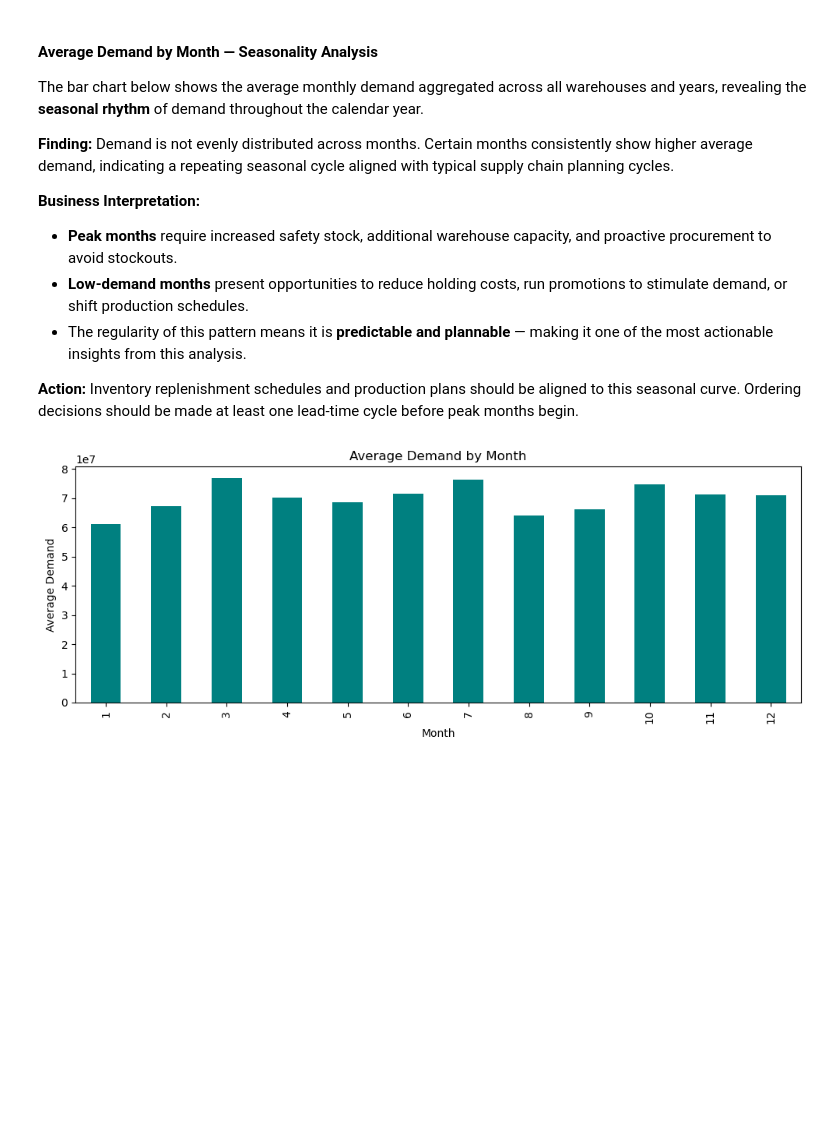
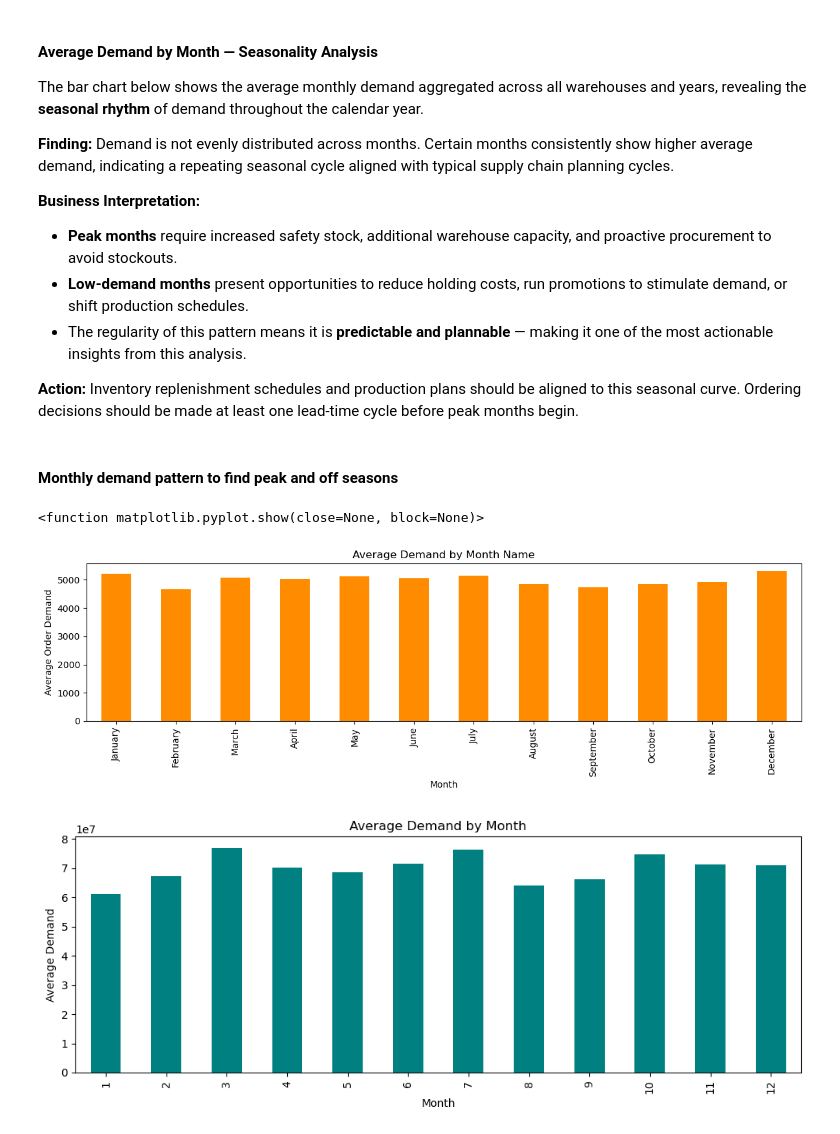
Before and after one commit to MayZinKo/Demand_Management_Industrial_Analytics_Project, a Jupyter notebook: Demand_Forecast_Formal.ipynb, the cells around one changed output. Saved outputs shown, nothing was run; the diff lists cells and outputs as text; code cells hidden in the pictures; blank space fills up the shorter version.

```diff
--- a/Demand_Forecast_Formal.ipynb
+++ b/Demand_Forecast_Formal.ipynb
@@ -802,6 +864,26 @@ The bar chart below shows the average monthly demand aggregated across all wareh
 - The regularity of this pattern means it is **predictable and plannable** — making it one of the most actionable insights from this analysis.
 
 **Action:** Inventory replenishment schedules and production plans should be aligned to this seasonal curve. Ordering decisions should be made at least one lead-time cycle before peak months begin.
+# %% [markdown]
+ #### Monthly demand pattern to find peak and off seasons
+# %%
+df_new['Month_Name'] = df_new['Date'].dt.month_name()
+
+month_avg = df_new.groupby('Month_Name')['Order_Demand'].mean().reindex([
+    'January','February','March','April','May','June',
+    'July','August','September','October','November','December'
+])
+
+plt.figure(figsize=(12, 4))
+month_avg.plot(kind='bar', color='darkorange')
+plt.title('Average Demand by Month Name')
+plt.xlabel('Month')
+plt.ylabel('Average Order Demand')
+plt.tight_layout()
+plt.show
+# %% [output]
+<function matplotlib.pyplot.show(close=None, block=None)>
+[figure, added]
 # %%
 seasonality = monthly.groupby(monthly.index.month).mean()
 
```
Also changed, not shown: parts of 108 cells of this notebook.
